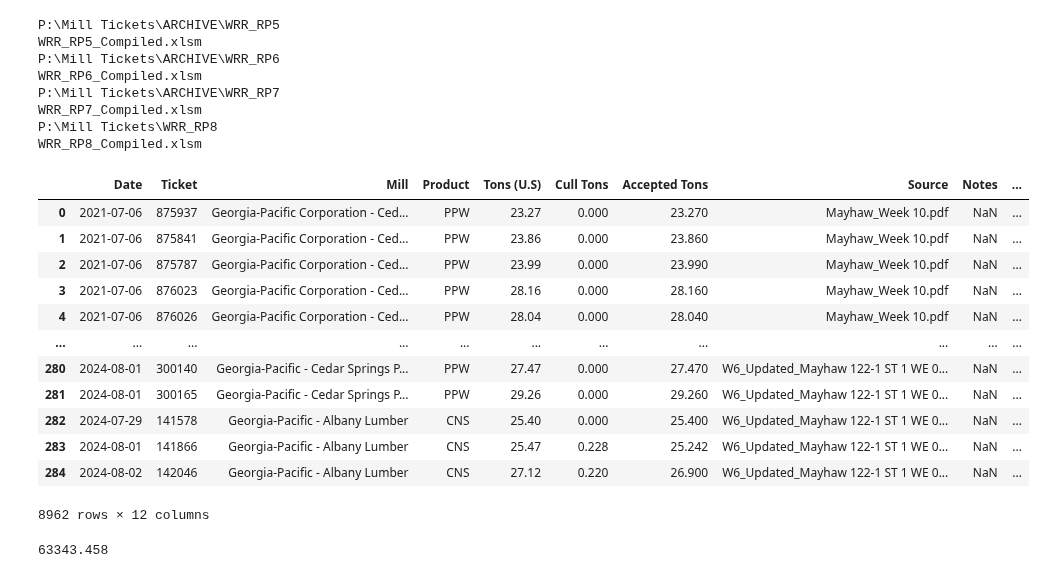
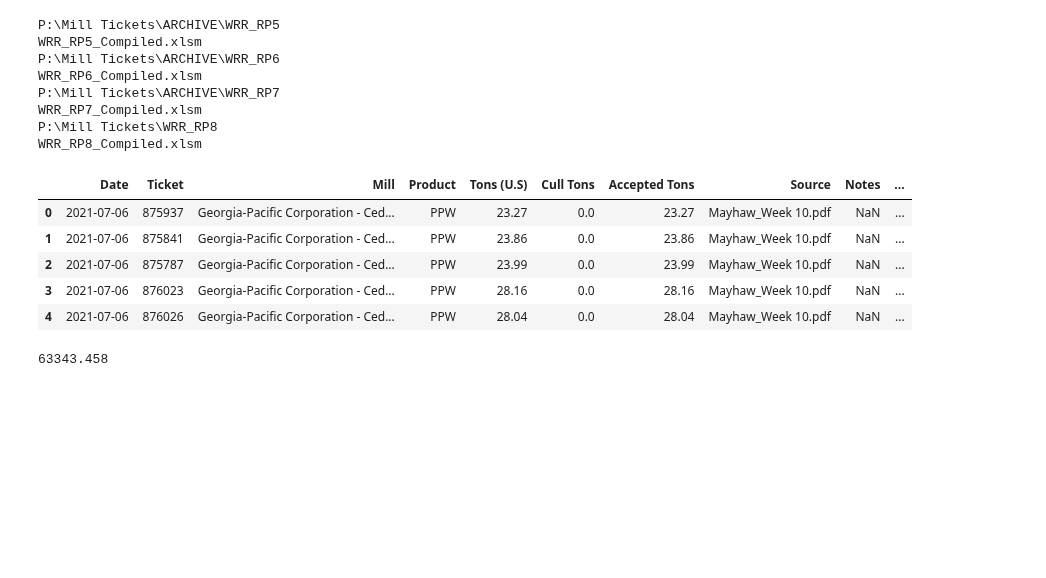
Before and after one commit to BilyBrown/sqlite3-tutorial, a Jupyter notebook: create_wrr_tables_00.ipynb, the cells around one changed output. Cells and saved outputs as stored; diff of their text form; code cells hidden in the pictures; blank space fills up the shorter version.

Commit message:
worked on aligning it to Rob's and cleaning up the mill ticket file to match the new ticket ids

```diff
--- a/create_wrr_tables_00.ipynb
+++ b/create_wrr_tables_00.ipynb
@@ -326,21 +314,14 @@ WRR_RP7_Compiled.xlsm
 P:\Mill Tickets\WRR_RP8
 WRR_RP8_Compiled.xlsm
 # %%
-mill_df
+mill_df.head()
 # %% [output]
 |  | Date | Ticket | Mill | Product | Tons (U.S) | Cull Tons | Accepted Tons | Source | Notes | ... |
-| 0 | 2021-07-06 | 875937 | Georgia-Pacific Corporation - Ced... | PPW | 23.27 | 0.000 | 23.270 | Mayhaw_Week 10.pdf | NaN | ... |
-| 1 | 2021-07-06 | 875841 | Georgia-Pacific Corporation - Ced... | PPW | 23.86 | 0.000 | 23.860 | Mayhaw_Week 10.pdf | NaN | ... |
-| 2 | 2021-07-06 | 875787 | Georgia-Pacific Corporation - Ced... | PPW | 23.99 | 0.000 | 23.990 | Mayhaw_Week 10.pdf | NaN | ... |
-| 3 | 2021-07-06 | 876023 | Georgia-Pacific Corporation - Ced... | PPW | 28.16 | 0.000 | 28.160 | Mayhaw_Week 10.pdf | NaN | ... |
-| 4 | 2021-07-06 | 876026 | Georgia-Pacific Corporation - Ced... | PPW | 28.04 | 0.000 | 28.040 | Mayhaw_Week 10.pdf | NaN | ... |
-| ... | ... | ... | ... | ... | ... | ... | ... | ... | ... | ... |
-| 280 | 2024-08-01 | 300140 | Georgia-Pacific - Cedar Springs P... | PPW | 27.47 | 0.000 | 27.470 | W6_Updated_Mayhaw 122-1 ST 1 WE 0... | NaN | ... |
-| 281 | 2024-08-01 | 300165 | Georgia-Pacific - Cedar Springs P... | PPW | 29.26 | 0.000 | 29.260 | W6_Updated_Mayhaw 122-1 ST 1 WE 0... | NaN | ... |
-| 282 | 2024-07-29 | 141578 | Georgia-Pacific - Albany Lumber | CNS | 25.40 | 0.000 | 25.400 | W6_Updated_Mayhaw 122-1 ST 1 WE 0... | NaN | ... |
-| 283 | 2024-08-01 | 141866 | Georgia-Pacific - Albany Lumber | CNS | 25.47 | 0.228 | 25.242 | W6_Updated_Mayhaw 122-1 ST 1 WE 0... | NaN | ... |
-| 284 | 2024-08-02 | 142046 | Georgia-Pacific - Albany Lumber | CNS | 27.12 | 0.220 | 26.900 | W6_Updated_Mayhaw 122-1 ST 1 WE 0... | NaN | ... |
+| 0 | 2021-07-06 | 875937 | Georgia-Pacific Corporation - Ced... | PPW | 23.27 | 0.0 | 23.27 | Mayhaw_Week 10.pdf | NaN | ... |
+| 1 | 2021-07-06 | 875841 | Georgia-Pacific Corporation - Ced... | PPW | 23.86 | 0.0 | 23.86 | Mayhaw_Week 10.pdf | NaN | ... |
+| 2 | 2021-07-06 | 875787 | Georgia-Pacific Corporation - Ced... | PPW | 23.99 | 0.0 | 23.99 | Mayhaw_Week 10.pdf | NaN | ... |
+| 3 | 2021-07-06 | 876023 | Georgia-Pacific Corporation - Ced... | PPW | 28.16 | 0.0 | 28.16 | Mayhaw_Week 10.pdf | NaN | ... |
+| 4 | 2021-07-06 | 876026 | Georgia-Pacific Corporation - Ced... | PPW | 28.04 | 0.0 | 28.04 | Mayhaw_Week 10.pdf | NaN | ... |
-8962 rows × 12 columns
 # %%
 # Getting the old Harvest TicketIDs
 harvested_tons_oldTID = mill_df[mill_df['Reporting Period'] == 7].groupby("TicketID")['Tons (U.S)'].sum().reset_index()
```
Also changed, not shown: parts of 32 cells of this notebook.
